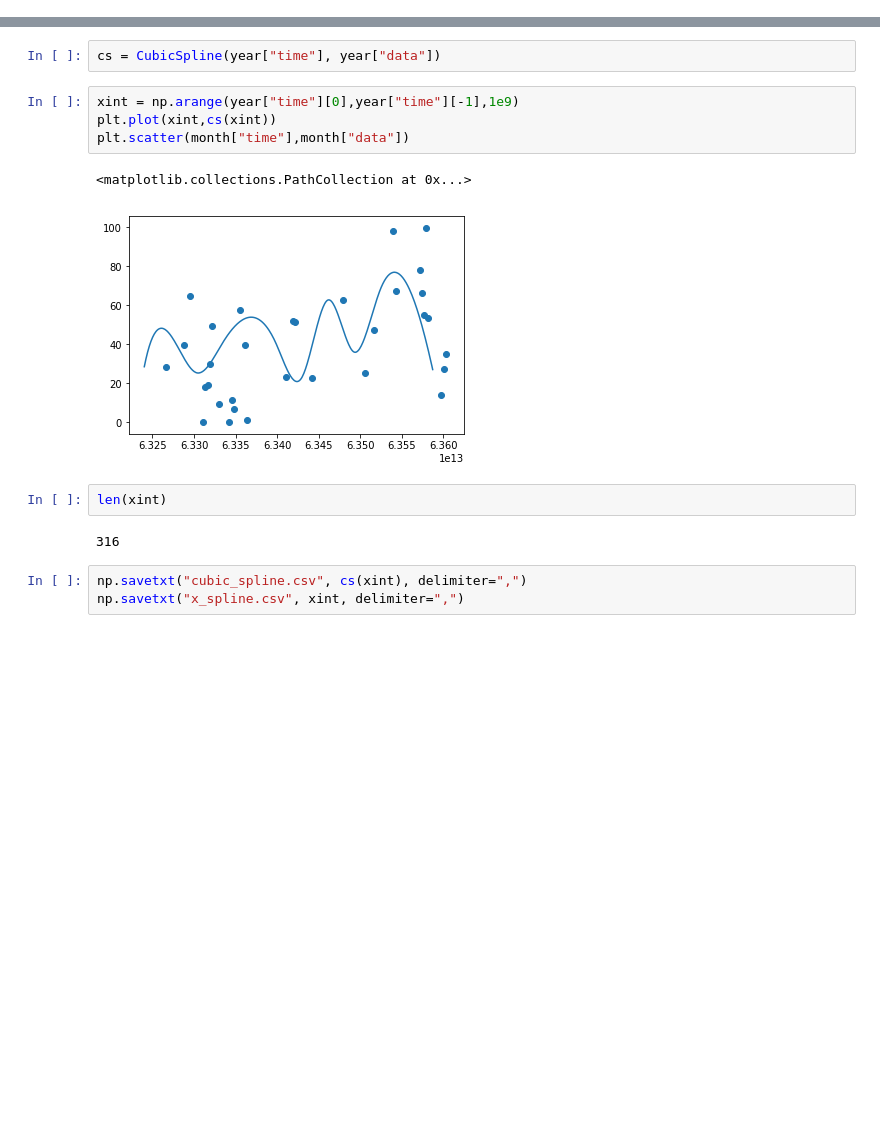
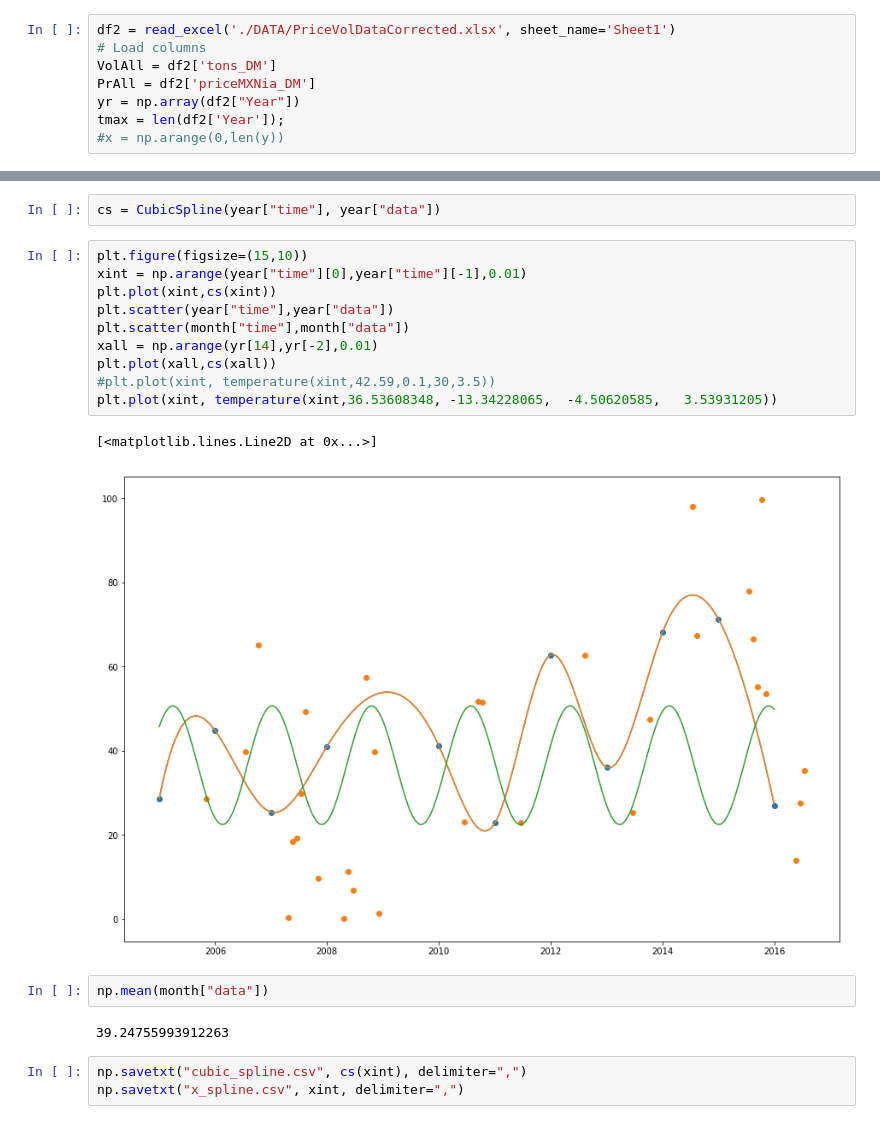
Before and after one commit to Lelsler/Squid, a Jupyter notebook: tims_testing.ipynb, the cells around one changed output, grey strips where cells are left out. Drawn from its saved outputs; the diff is of its cells as text; blank space fills up the shorter version.

```diff
--- a/tims_testing.ipynb
+++ b/tims_testing.ipynb
@@ -265,6 +258,14 @@ x = np.arange(0,len(y))
 
 ### font ######################################################################
 hfont = {'fontname':'DejaVu Sans'}
+# %%
+df2 = read_excel('./DATA/PriceVolDataCorrected.xlsx', sheet_name='Sheet1')
+# Load columns
+VolAll = df2['tons_DM']
+PrAll = df2['priceMXNia_DM']
+yr = np.array(df2["Year"])
+tmax = len(df2['Year']);
+#x = np.arange(0,len(y))
 # %%
 #####! PLOT MODEL  #############################################################
 fig = plt.figure(figsize=(12,12))
@@ -333,17 +343,23 @@ print(params)
 from scipy.interpolate import CubicSpline
 # %%
 cs = CubicSpline(year["time"], year["data"])
-# %%
-xint = np.arange(year["time"][0],year["time"][-1],1e9)
-plt.plot(xint,cs(xint))
-plt.scatter(month["time"],month["data"])
-# %% [output]
-<matplotlib.collections.PathCollection at 0x...>
-[figure, removed]
-# %%
-len(xint)
-# %% [output]
-316
+# %%
+plt.figure(figsize=(15,10))
+xint = np.arange(year["time"][0],year["time"][-1],0.01)
+plt.plot(xint,cs(xint))
+plt.scatter(year["time"],year["data"])
+plt.scatter(month["time"],month["data"])
+xall = np.arange(yr[14],yr[-2],0.01)
+plt.plot(xall,cs(xall))
+#plt.plot(xint, temperature(xint,42.59,0.1,30,3.5))
+plt.plot(xint, temperature(xint,36.53608348, -13.34228065,  -4.50620585,   3.53931205))
+# %% [output]
+[<matplotlib.lines.Line2D at 0x...>]
+[figure, added]
+# %%
+np.mean(month["data"])
+# %% [output]
+39.24755993912263
 # %%
 np.savetxt("cubic_spline.csv", cs(xint), delimiter=",")
 np.savetxt("x_spline.csv", xint, delimiter=",")
```
Also changed, not shown: parts of 3 cells of this notebook, 5 other files.
